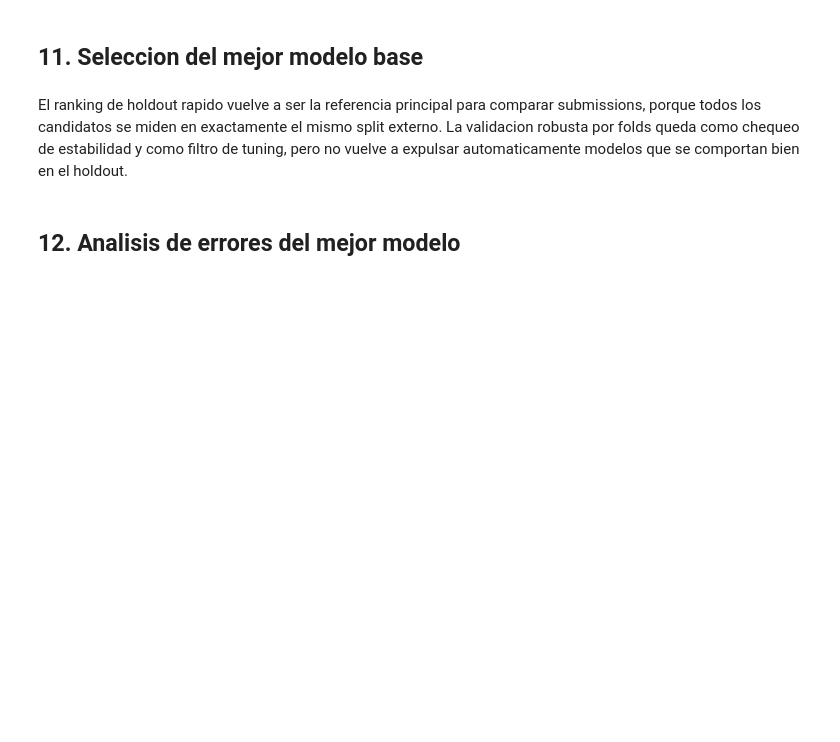
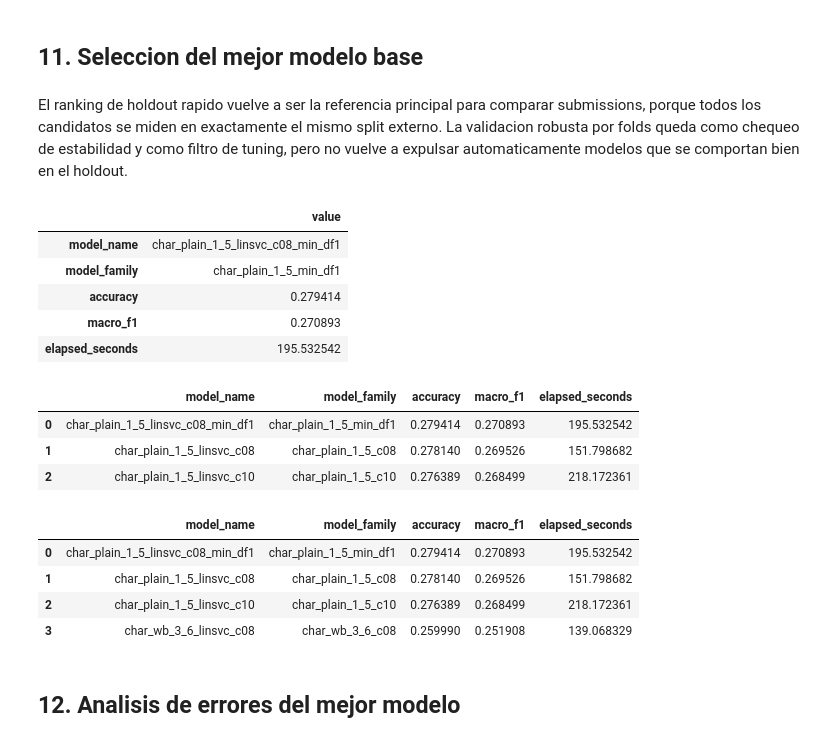
Before and after one commit to jebriceno2/Proyecto-Machine_learning, a Jupyter notebook: notebooks/proyecto_final.ipynb, the cells around one changed output. Saved outputs shown, nothing was run; the diff lists cells and outputs as text; code cells hidden in the pictures; blank space fills up the shorter version.

```diff
--- a/notebooks/proyecto_final.ipynb
+++ b/notebooks/proyecto_final.ipynb
@@ -1160,9 +1114,12 @@ def build_unique_family_shortlist(results_df, family_map, top_k):
 
 best_model_name = results_df.iloc[0]['model_name']
 best_validation_score = results_df.iloc[0]
-robust_shortlist_names = build_unique_family_shortlist(results_df, candidate_family_map, ROBUST_CV_TOP_K)
+robust_shortlist_names = deduplicate_preserving_order(
+    results_df.head(ROBUST_CV_TOP_K)['model_name'].tolist()
+    + build_unique_family_shortlist(results_df, candidate_family_map, ROBUST_CV_TOP_K)
+)
 
-hybrid_model_names = [name for name in ['word_char_linsvc', 'word_char_style_linsvc'] if name in results_df['model_name'].tolist()]
+hybrid_model_names = [name for name in ['word_char_linsvc'] if name in results_df['model_name'].tolist()]
 best_hybrid_model_name = None
 if hybrid_model_names:
     best_hybrid_model_name = (
@@ -1170,34 +1127,50 @@ if hybrid_model_names:
         .sort_values(['accuracy', 'macro_f1'], ascending=False)
         .iloc[0]['model_name']
     )
 
-forced_finalist_names = ['char_plain_linsvc_c04', 'char_wb_linsvc_c08']
+forced_finalist_names = ['char_plain_1_5_linsvc_c08', 'char_plain_1_5_linsvc_c10', 'char_wb_3_6_linsvc_c08']
 if best_hybrid_model_name is not None:
     forced_finalist_names.append(best_hybrid_model_name)
 
 finalist_candidate_names = deduplicate_preserving_order(
     results_df.head(FINALIST_TOP_K)['model_name'].tolist()
     + robust_shortlist_names
     + [name for name in forced_finalist_names if name in results_df['model_name'].tolist()]
 )
 
 shortlist_df = (
     results_df[results_df['model_name'].isin(robust_shortlist_names)]
     .copy()
     .sort_values(['accuracy', 'macro_f1'], ascending=False)
     .reset_index(drop=True)
 )
 
 finalists_df = (
     results_df[results_df['model_name'].isin(finalist_candidate_names)]
     .copy()
     .sort_values(['accuracy', 'macro_f1'], ascending=False)
     .reset_index(drop=True)
 )
 
 display(best_validation_score.to_frame(name='value'))
 display(shortlist_df)
 finalists_df
+# %% [output]
+|  | value |
+| model_name | char_plain_1_5_linsvc_c08_min_df1 |
+| model_family | char_plain_1_5_min_df1 |
+| accuracy | 0.279414 |
+| macro_f1 | 0.270893 |
+| elapsed_seconds | 195.532542 |
+|  | model_name | model_family | accuracy | macro_f1 | elapsed_seconds |
+| 0 | char_plain_1_5_linsvc_c08_min_df1 | char_plain_1_5_min_df1 | 0.279414 | 0.270893 | 195.532542 |
+| 1 | char_plain_1_5_linsvc_c08 | char_plain_1_5_c08 | 0.278140 | 0.269526 | 151.798682 |
+| 2 | char_plain_1_5_linsvc_c10 | char_plain_1_5_c10 | 0.276389 | 0.268499 | 218.172361 |
+|  | model_name | model_family | accuracy | macro_f1 | elapsed_seconds |
+| 0 | char_plain_1_5_linsvc_c08_min_df1 | char_plain_1_5_min_df1 | 0.279414 | 0.270893 | 195.532542 |
+| 1 | char_plain_1_5_linsvc_c08 | char_plain_1_5_c08 | 0.278140 | 0.269526 | 151.798682 |
+| 2 | char_plain_1_5_linsvc_c10 | char_plain_1_5_c10 | 0.276389 | 0.268499 | 218.172361 |
+| 3 | char_wb_3_6_linsvc_c08 | char_wb_3_6_c08 | 0.259990 | 0.251908 | 139.068329 |
 # %% [markdown]
 ## 12. Analisis de errores del mejor modelo
 # %% [markdown]
```
Also changed, not shown: parts of 18 cells of this notebook, 1 other file.
